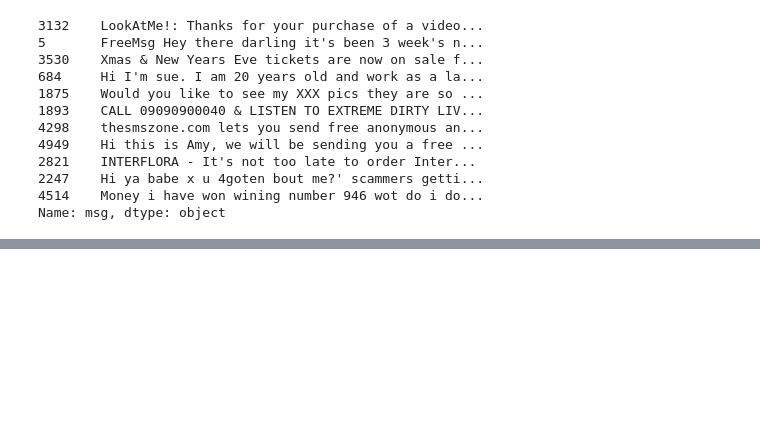
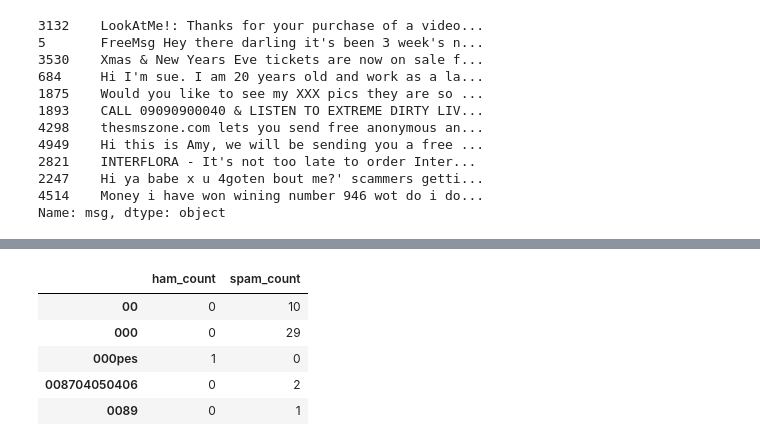
Before and after one commit to derekh34/DAT_SF_18, a Jupyter notebook: labs/lab_06/lab_06.ipynb, the cells around one changed output, grey strips where cells are left out. Saved outputs shown, nothing was run; the diff lists cells and outputs as text; code cells hidden in the pictures; blank space fills up the shorter version.

```diff
--- a/labs/lab_06/lab_06.ipynb
+++ b/labs/lab_06/lab_06.ipynb
@@ -713,4 +781,16 @@ pd.DataFrame(train_exp_dtm.toarray(), columns=vect.get_feature_names())
 # %%
 # create a DataFrame of tokens with their separate ham and spam counts
+data_ = {'ham_count':ham_df.sum(axis=0),'spam_count':spam_df.sum(axis=0)}
+
+
+counts_df = pd.DataFrame(data_)
+counts_df.head()
+# %% [output]
+|  | ham_count | spam_count |
+| 00 | 0 | 10 |
+| 000 | 0 | 29 |
+| 000pes | 1 | 0 |
+| 008704050406 | 0 | 2 |
+| 0089 | 0 | 1 |
 # %%
 # add one to ham counts and spam counts so that ratio calculations (below) make more sensse
```
Also changed, not shown: parts of 16 cells of this notebook, 1 other file.
